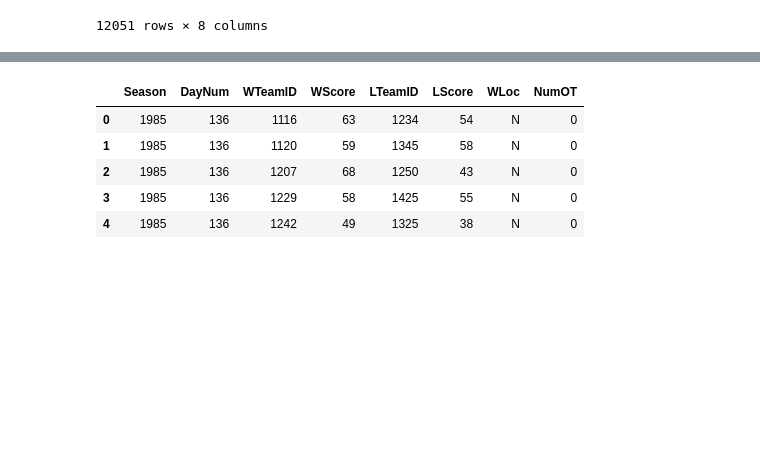
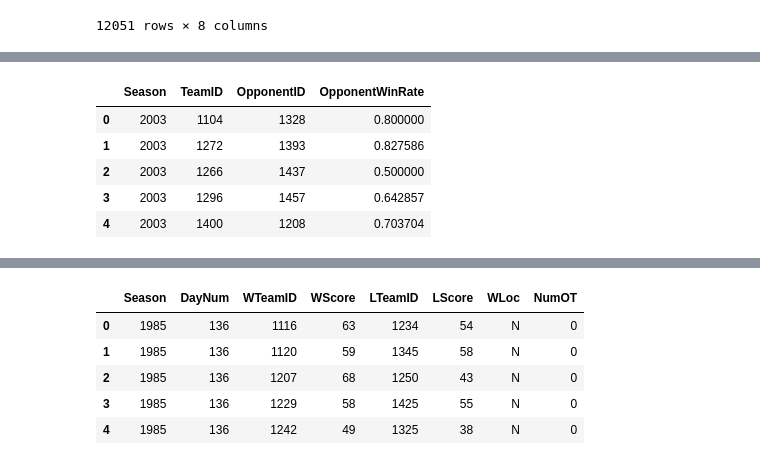
Before and after one commit to krishna-kasuganti/ncaa-bracket-model, a Jupyter notebook: notebooks/02_feature_engineering.ipynb, the cells around one changed output, grey strips where cells are left out. Cells and saved outputs as stored; diff of their text form; code cells hidden in the pictures; blank space fills up the shorter version.

```diff
--- a/notebooks/02_feature_engineering.ipynb
+++ b/notebooks/02_feature_engineering.ipynb
@@ -589,0 +592,6 @@ tournament_history
+# %%
+sos_winners = season_stats[['Season', 'WTeamID', 'LTeamID']]
+sos_winners.rename(columns={'WTeamID': 'TeamID', 'LTeamID': 'OpponentID'}, inplace=True)
+
+sos_losers = season_stats[['Season', 'LTeamID', 'WTeamID']]
+sos_losers.rename(columns={'LTeamID': 'TeamID', 'WTeamID': 'OpponentID'}, inplace=True)
@@ -589,0 +616,3 @@ tournament_history
+# %%
+sos_matchups = pd.concat([sos_winners, sos_losers], ignore_index=True)
+sos_matchups.head()
@@ -589,0 +626,12 @@ tournament_history
+# %%
+sos_with_winrate = pd.merge(sos_matchups, season_averages[['Season', 'TeamID', 'Win']], left_on=['Season', 'OpponentID'], right_on=['Season', 'TeamID'], how='left')
+sos_with_winrate.drop(columns=['TeamID_y'], inplace=True)
+sos_with_winrate.rename(columns={'TeamID_x': 'TeamID', 'Win': 'OpponentWinRate'}, inplace=True)
+sos_with_winrate.head()
+# %% [output]
+|  | Season | TeamID | OpponentID | OpponentWinRate |
+| 0 | 2003 | 1104 | 1328 | 0.800000 |
+| 1 | 2003 | 1272 | 1393 | 0.827586 |
+| 2 | 2003 | 1266 | 1437 | 0.500000 |
+| 3 | 2003 | 1296 | 1457 | 0.642857 |
+| 4 | 2003 | 1400 | 1208 | 0.703704 |
```
Also changed, not shown: parts of 26 cells of this notebook, 7 other files.
